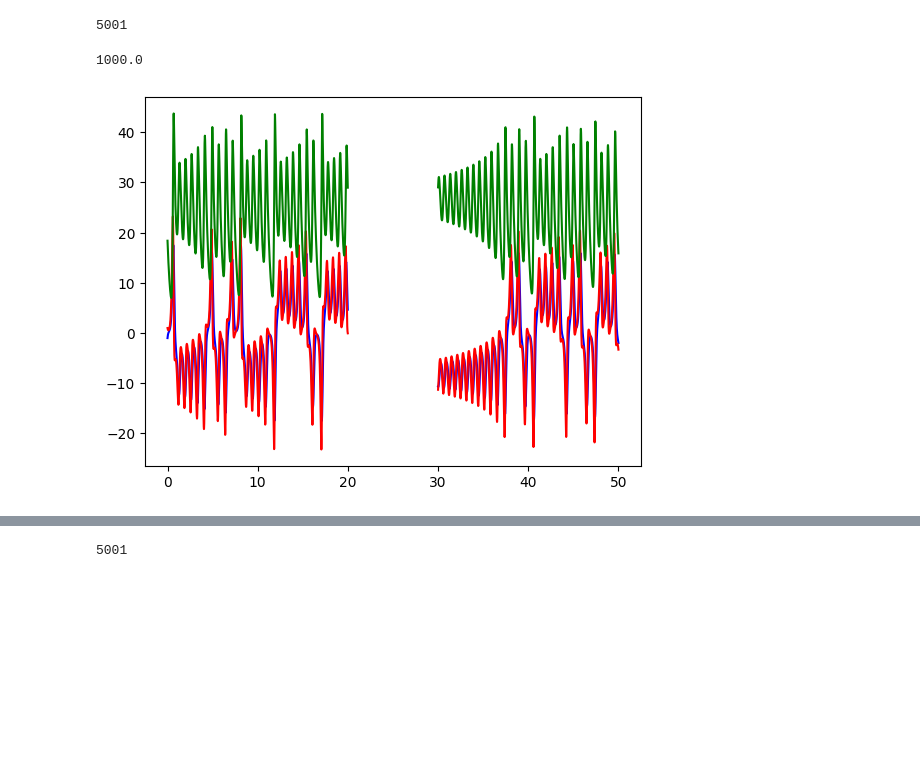
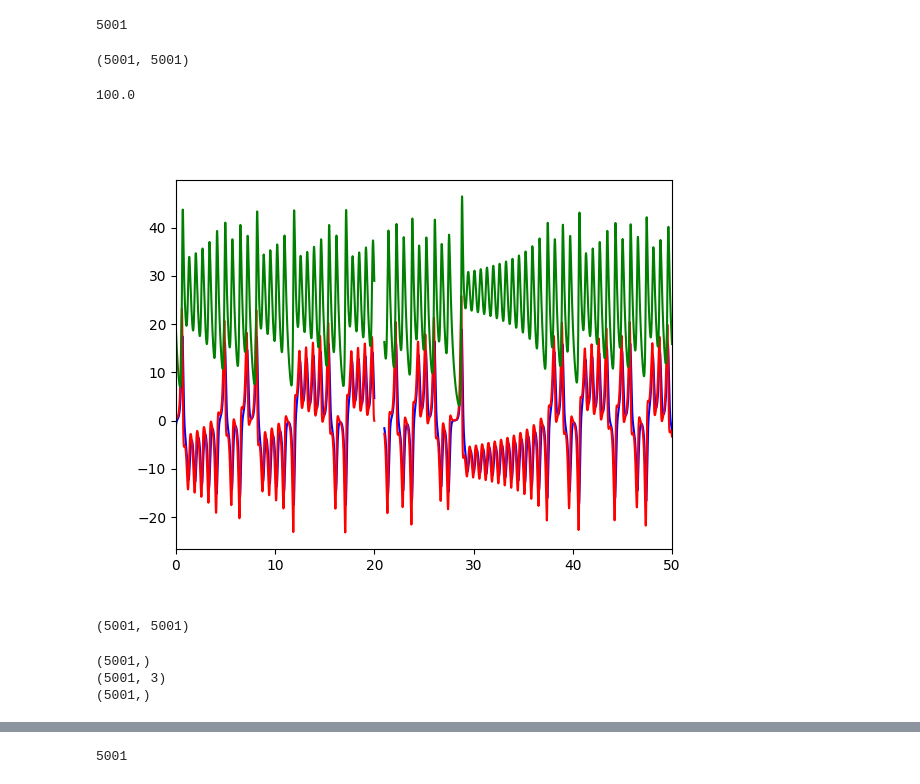
Before and after one commit to LiSiruiRay/Filling-gaps-in-chaotic-time-series, a Jupyter notebook: generate_ts_data.ipynb, the cells around one changed output, grey strips where cells are left out. Saved outputs shown, nothing was run; the diff lists cells and outputs as text; code cells hidden in the pictures; blank space fills up the shorter version.

```diff
--- a/generate_ts_data.ipynb
+++ b/generate_ts_data.ipynb
@@ -41,17 +42,35 @@ len(x)
 x_gapped = copy.deepcopy(x)
 # %%
-x_gapped[2000:3000] = np.nan
+x_gapped[2000:2100] = np.nan
+len(x_gapped), len(t)
+# %% [output]
+(5001, 5001)
 # %%
 nan_count = np.sum(np.isnan(x_gapped)) / 3
 nan_count
 # %% [output]
-1000.0
+100.0
 # %%
+fig = plt.figure()
 plot(t, x_gapped[:, 0], 'b-')
 plot(t, x_gapped[:, 1], 'r-')
 plot(t, x_gapped[:, 2], 'g-')
 
 ts = x_gapped[:, 0]
+plt.xlim(min(t), max(t))  # Set x limits to cover the full range of t
+plt.show()
 # %% [output]
-[figure, old version]
+[figure, new version]
+# %%
+len(x_gapped[:, 0]), len(t)
+# %% [output]
+(5001, 5001)
+# %%
+print(t.shape)
+print(x_gapped.shape)
+print(x_gapped[:, 0].shape)
+# %% [output]
+(5001,)
+(5001, 3)
+(5001,)
 # %%
```
Also changed, not shown: parts of 23 cells of this notebook, 1 other file.
